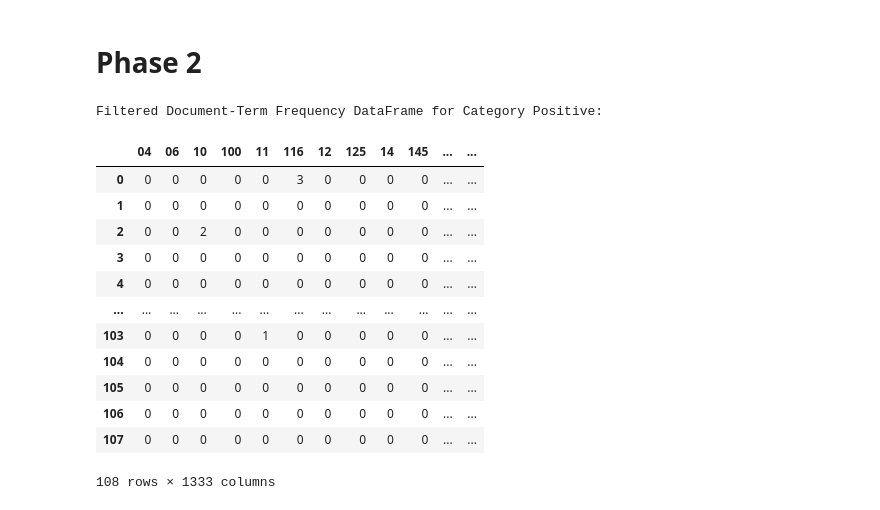
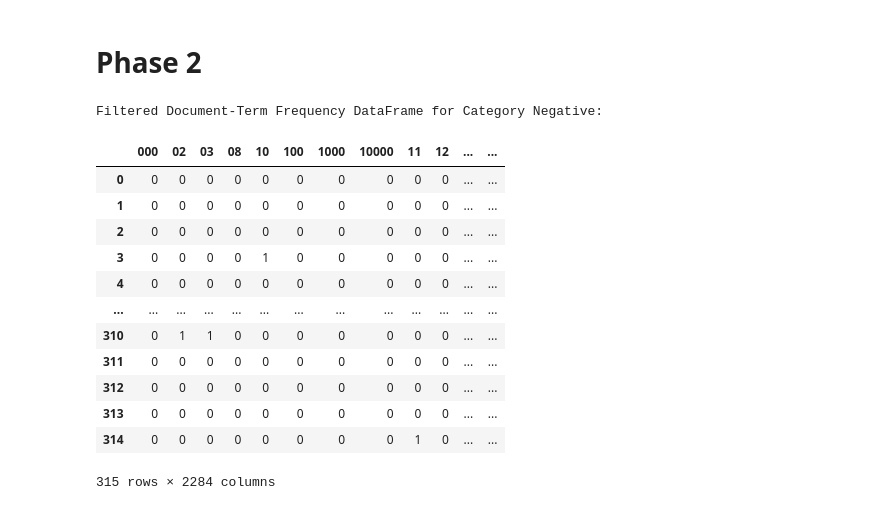
Before and after one commit to Thewo-6/DM2025-Lab1-Exercise, a Jupyter notebook: DM2025-Lab1-Homework.ipynb, the cells around one changed output. Cells and saved outputs as stored; diff of their text form; code cells hidden in the pictures.

```diff
--- a/DM2025-Lab1-Homework.ipynb
+++ b/DM2025-Lab1-Homework.ipynb
@@ -265,29 +265,26 @@ for category in categories:
     filt_document_term_dfs[category] = create_document_term_df(category_dfs[category])
 # %%
 # Display the filtered DataFrame for one of the categories, feel free to change the number in the vector
-category_number = 2 # You can change it from 0 to 2
-category = ""
-if category_number == 0:
-    category = "Negative"
-elif category_number == 1:
-    category = "Neutral"
-elif category_number == 2:
-    category = "Positive"
+category_number = 0  # You can change it from 0 to 2
 
-print(f"Filtered Document-Term Frequency DataFrame for Category {category}:")
+# Map category values to names
+category_names = {-1.0: 'Negative', 0.0: 'Neutral', 1.0: 'Positive'}
+category_name = category_names.get(categories[category_number], str(categories[category_number]))
+
+print(f"Filtered Document-Term Frequency DataFrame for Category {category_name}:")
 filt_document_term_dfs[categories[category_number]]
 # %% [output]
-Filtered Document-Term Frequency DataFrame for Category Positive:
+Filtered Document-Term Frequency DataFrame for Category Negative:
-|  | 04 | 06 | 10 | 100 | 11 | 116 | 12 | 125 | 14 | 145 | ... | ... |
-| 0 | 0 | 0 | 0 | 0 | 0 | 3 | 0 | 0 | 0 | 0 | ... | ... |
+|  | 000 | 02 | 03 | 08 | 10 | 100 | 1000 | 10000 | 11 | 12 | ... | ... |
+| 0 | 0 | 0 | 0 | 0 | 0 | 0 | 0 | 0 | 0 | 0 | ... | ... |
 | 1 | 0 | 0 | 0 | 0 | 0 | 0 | 0 | 0 | 0 | 0 | ... | ... |
-| 2 | 0 | 0 | 2 | 0 | 0 | 0 | 0 | 0 | 0 | 0 | ... | ... |
-| 3 | 0 | 0 | 0 | 0 | 0 | 0 | 0 | 0 | 0 | 0 | ... | ... |
+| 2 | 0 | 0 | 0 | 0 | 0 | 0 | 0 | 0 | 0 | 0 | ... | ... |
+| 3 | 0 | 0 | 0 | 0 | 1 | 0 | 0 | 0 | 0 | 0 | ... | ... |
 | 4 | 0 | 0 | 0 | 0 | 0 | 0 | 0 | 0 | 0 | 0 | ... | ... |
 | ... | ... | ... | ... | ... | ... | ... | ... | ... | ... | ... | ... | ... |
-| 103 | 0 | 0 | 0 | 0 | 1 | 0 | 0 | 0 | 0 | 0 | ... | ... |
-| 104 | 0 | 0 | 0 | 0 | 0 | 0 | 0 | 0 | 0 | 0 | ... | ... |
-| 105 | 0 | 0 | 0 | 0 | 0 | 0 | 0 | 0 | 0 | 0 | ... | ... |
-| 106 | 0 | 0 | 0 | 0 | 0 | 0 | 0 | 0 | 0 | 0 | ... | ... |
-| 107 | 0 | 0 | 0 | 0 | 0 | 0 | 0 | 0 | 0 | 0 | ... | ... |
+| 310 | 0 | 1 | 1 | 0 | 0 | 0 | 0 | 0 | 0 | 0 | ... | ... |
+| 311 | 0 | 0 | 0 | 0 | 0 | 0 | 0 | 0 | 0 | 0 | ... | ... |
+| 312 | 0 | 0 | 0 | 0 | 0 | 0 | 0 | 0 | 0 | 0 | ... | ... |
+| 313 | 0 | 0 | 0 | 0 | 0 | 0 | 0 | 0 | 0 | 0 | ... | ... |
+| 314 | 0 | 0 | 0 | 0 | 0 | 0 | 0 | 0 | 1 | 0 | ... | ... |
-108 rows × 1333 columns
+315 rows × 2284 columns
```
Also changed, not shown: parts of 3 cells of this notebook.
